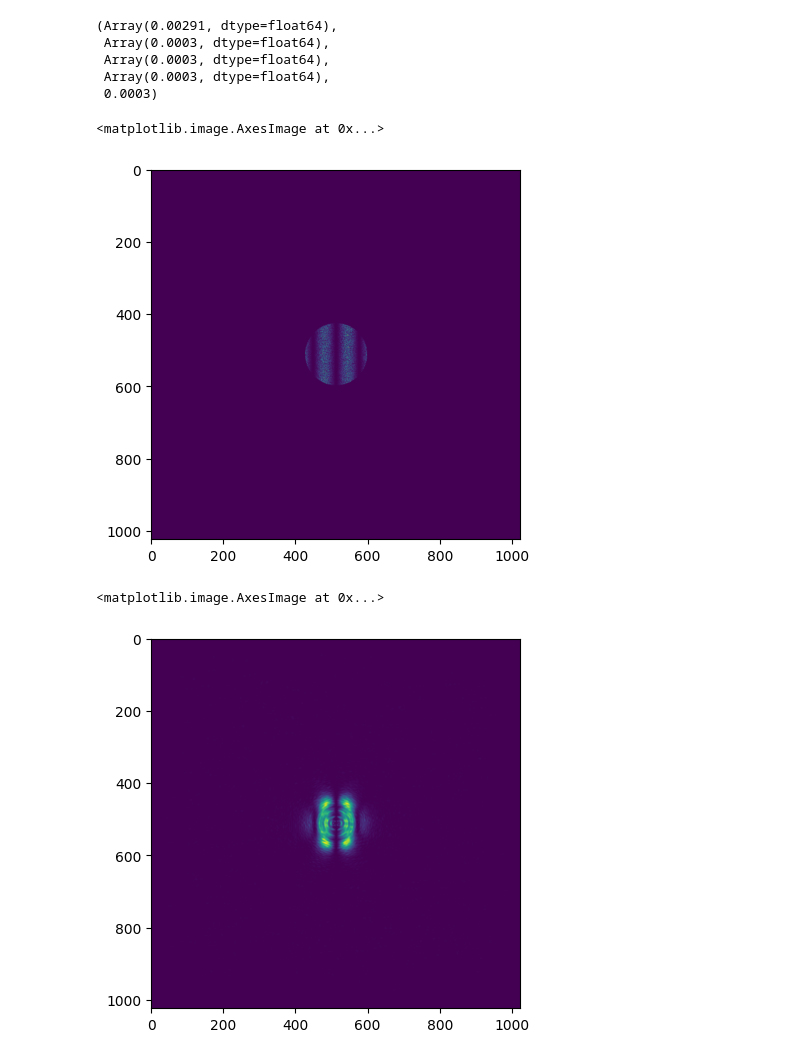
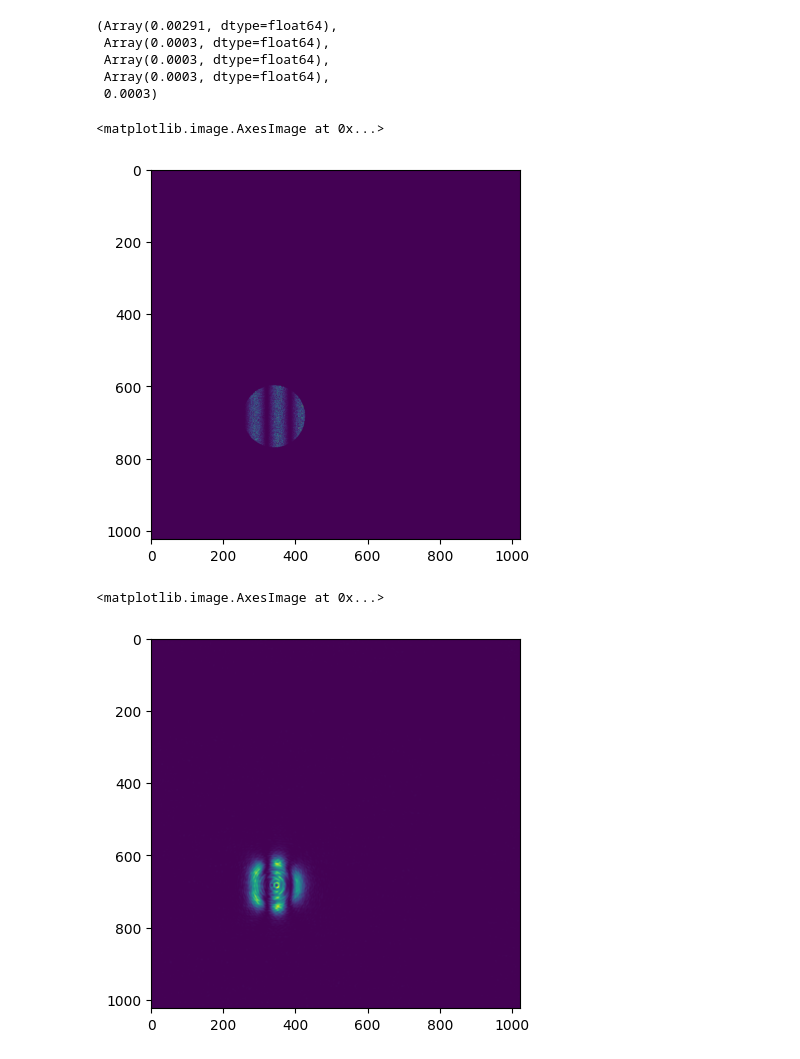
Before and after one commit to debangshu-mukherjee/janssen, a Jupyter notebook: tutorials/Diffractogram.ipynb, the cells around one changed output. Cells and saved outputs as stored; diff of their text form; code cells hidden in the pictures.

Commit message:
apertures now work to move the beam

```diff
--- a/tutorials/Diffractogram.ipynb
+++ b/tutorials/Diffractogram.ipynb
@@ -58,14 +58,14 @@ zoomed_wave.dx, at_sample.dx, optical_wave.dx, sample_function.dx, dx
  Array(0.0003, dtype=float64),
  0.0003)
 # %%
-after_aperture = circular_aperture(zoomed_wave, diameter=0.5, center=jnp.array([0.0, 0.0]))
+after_aperture = circular_aperture(zoomed_wave, diameter=0.5, center=jnp.array([-0.5, 0.5]))
 plt.imshow(jnp.abs(after_aperture.field)**2)
 # %% [output]
 <matplotlib.image.AxesImage at 0x...>
-[figure, old version]
+[figure, new version]
 # %%
 at_camera = fraunhofer_prop(after_aperture, 0.1)
 plt.imshow(jnp.abs(at_camera.field)**2)
 # %% [output]
 <matplotlib.image.AxesImage at 0x...>
-[figure, old version]
+[figure, new version]
```
Also changed, not shown: 1 other file.
